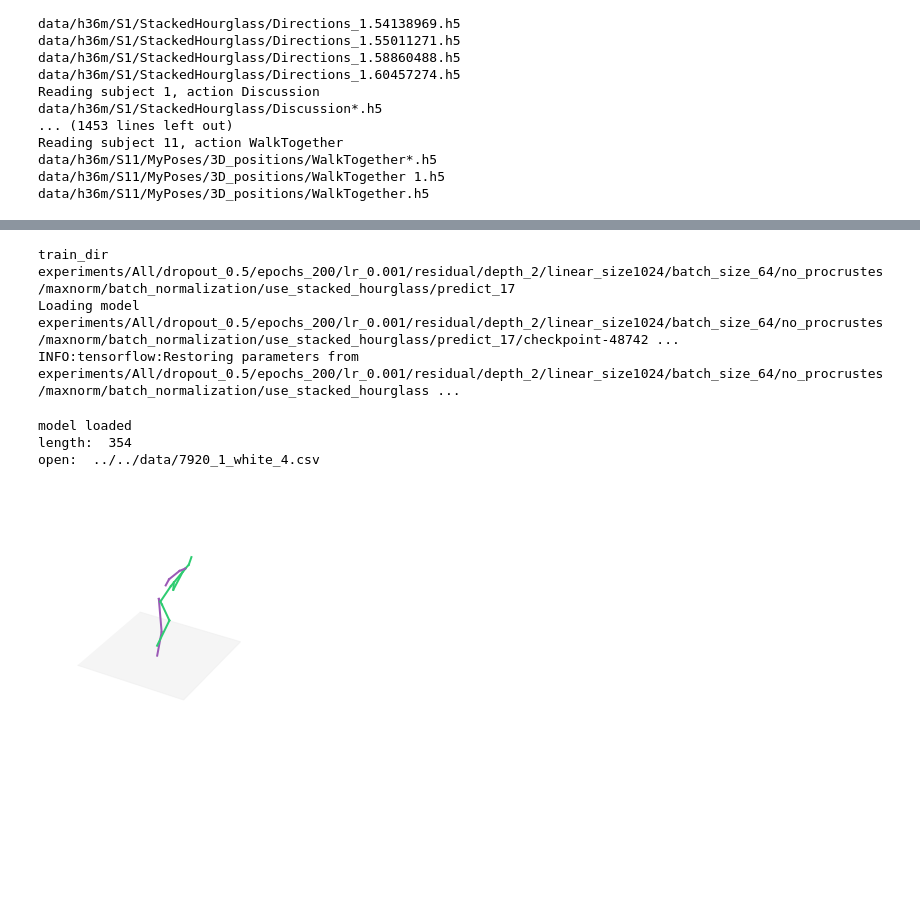
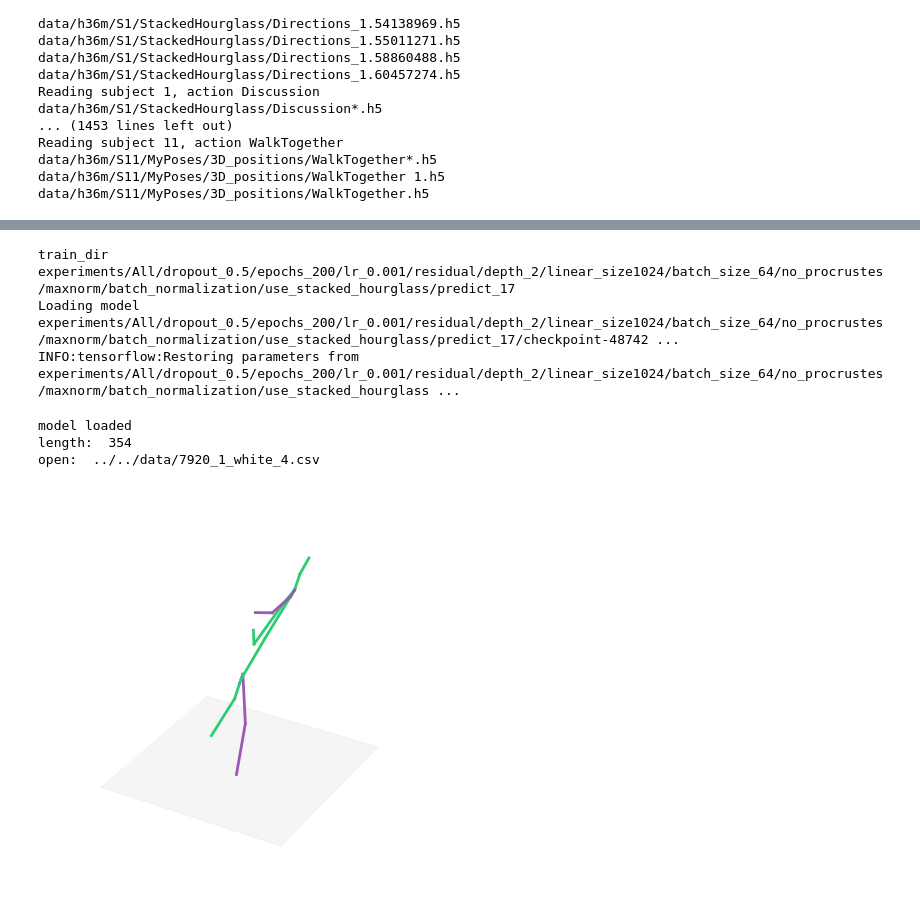
Before and after one commit to YukiOta/3d-pose-test, a Jupyter notebook: notebooks/workspace.ipynb, the cells around one changed output, grey strips where cells are left out. Cells and saved outputs as stored; diff of their text form; code cells hidden in the pictures; blank space fills up the shorter version.

```diff
--- a/notebooks/workspace.ipynb
+++ b/notebooks/workspace.ipynb
@@ -24,17 +45,18 @@ for i in range(len(file_list)):
 # %% [markdown]
 ## 動きの可視化
 # %%
-for i in range(len(df.iloc[0, :])):
+for i in range(csv_ls[2].shape[1]):  # range(54)
     print(i)
     plt.clf()
     plt.figure(figsize=(6, 3))
+    idx = i // 3
     if i % 3 == 0:
-#         df[i] = df[i] / df[i].max() * 600
         csv_ls[2][i].plot()
+        plt.title('x of ' + dic_coco[idx])
         plt.show()
     elif i % 3 == 1:
-#         df[i] = df[i] / df[i].max() * 600
         csv_ls[2][i].plot()
+        plt.title('y of ' + dic_coco[idx])
         plt.show()
     else:
         print('pass')
@@ -135,7 +156,10 @@ from predict_3dpose import create_model
 # %%
+# main
 FLAGS = tf.app.flags.FLAGS
 
 order = [15, 12, 25, 26, 27, 17, 18, 19, 1, 2, 3, 6, 7, 8]
+# order of Hip, Neck, Thorax
+order_plus = [0, 14, 13]
 
 
 actions = data_utils.define_actions(FLAGS.action)
@@ -263,4 +283,5 @@ for key in test_set_2d.keys():
 # %%
+# main
 enc_in = np.zeros((1, 64))
 enc_in[0] = [0 for i in range(64)]
 
@@ -288,13 +309,13 @@ with tf.Session(config=tf.ConfigProto(
     df = pd.read_csv(csvName, header=None)
     print('length: ', len(df))
     print('open: ', csvName)
-    for i in tqdm(range(len(df.iloc[0, :]))):
-        if i % 3 == 0:
-            df[i] = df[i].transform(zscore)
-        elif i % 3 == 1:
-            df[i] = df[i].transform(zscore)
-        else:
-            pass
+#     for i in tqdm(range(len(df.iloc[0, :]))):
+#         if i % 3 == 0:
+#             df[i] = pd.DataFrame(df[i]).apply(zscore)
+#         elif i % 3 == 1:
+#             df[i] = pd.DataFrame(df[i]).apply(zscore)
+#         else:
+#             pass
 
     df_array = np.array(df)
 
@@ -315,16 +336,28 @@ with tf.Session(config=tf.ConfigProto(
             # Thorax
             enc_in[0][13 * 2 + j] = 2 * enc_in[0][12 * 2 + j] - enc_in[0][14 * 2 + j]
 
-    # f.close()
-
         spine_x = enc_in[0][24]
         spine_y = enc_in[0][25]
-#         print(spine_x, spine_y)
+
+        num_rhip = 1
+        num_lhip = 6
+        move_x = (enc_in[0][num_rfoot*2] + enc_in[0][num_lfoot*2] + enc_in[0][num_head*2]) / 3 - 500
+        move_y = (enc_in[0][num_rfoot*2+1] + enc_in[0][num_lfoot*2+1] + enc_in[0][num_head*2+1]) / 3 - 500
+#         move_x = (enc_in[0][num_rhip*2] + enc_in[0][num_lhip*2]) / 2 - 500
+#         move_y = (enc_in[0][num_rhip*2+1] + enc_in[0][num_lhip*2+1]) / 2 - 500
+
+        for i in order:
+            enc_in[0][i*2] -= move_x
+            enc_in[0][i*2+1] -= move_y
+        for i in order_plus:
+            enc_in[0][i*2] -= move_x
+            enc_in[0][i*2+1] -= move_y
+
 
         enc_in = enc_in[:, dim_to_use_2d]
-#         mu = data_mean_2d[dim_to_use_2d]
-#         stddev = data_std_2d[dim_to_use_2d]
-#        enc_in = np.divide((enc_in - mu), stddev)
+        mu = data_mean_2d[dim_to_use_2d]
+        stddev = data_std_2d[dim_to_use_2d]
+        enc_in = np.divide((enc_in - mu), stddev)
         # print('mine', enc_in[0])
 
         dp = 1.0
@@ -357,31 +390,31 @@ with tf.Session(config=tf.ConfigProto(
 
 #         for i in range(poses3d.shape[0]):
 #             for j in range(32):
 #                 poses3d[i][j * 3 + 2] = max - poses3d[i][j * 3 + 2] + min
 #                 poses3d[i][j * 3] += (spine_x - 630)
 #                 poses3d[i][j * 3 + 2] += (500 - spine_y)
 
         # Plot 3d predictions
         ax3 = plt.subplot(gs1[subplot_idx - 1], projection='3d')
 
         if np.min(poses3d) < -4000:
              poses3d = before_pose
 
         p3d = poses3d
         viz.show3Dpose(p3d, ax3, lcolor="#9b59b6", rcolor="#2ecc71")
 
         # pngName = 'png/test{0:06d}.png'.format(fileNo+1)
         pngName = 'output/test_{0:06d}.png'.format(number+1)
         plt.savefig(pngName)
 
         before_pose = poses3d
 
         number += 1
 # %% [output]
 train_dir experiments/All/dropout_0.5/epochs_200/lr_0.001/residual/depth_2/linear_size1024/batch_size_64/no_procrustes/maxnorm/batch_normalization/use_stacked_hourglass/predict_17
 Loading model experiments/All/dropout_0.5/epochs_200/lr_0.001/residual/depth_2/linear_size1024/batch_size_64/no_procrustes/maxnorm/batch_normalization/use_stacked_hourglass/predict_17/checkpoint-48742 ...
 INFO:tensorflow:Restoring parameters from experiments/All/dropout_0.5/epochs_200/lr_0.001/residual/depth_2/linear_size1024/batch_size_64/no_procrustes/maxnorm/batch_normalization/use_stacked_hourglass ...
 model loaded
 length:  354
 open:  ../../data/7920_1_white_4.csv
-[figure, old version]
+[figure, new version]
```
Also changed, not shown: parts of 13 cells of this notebook.
